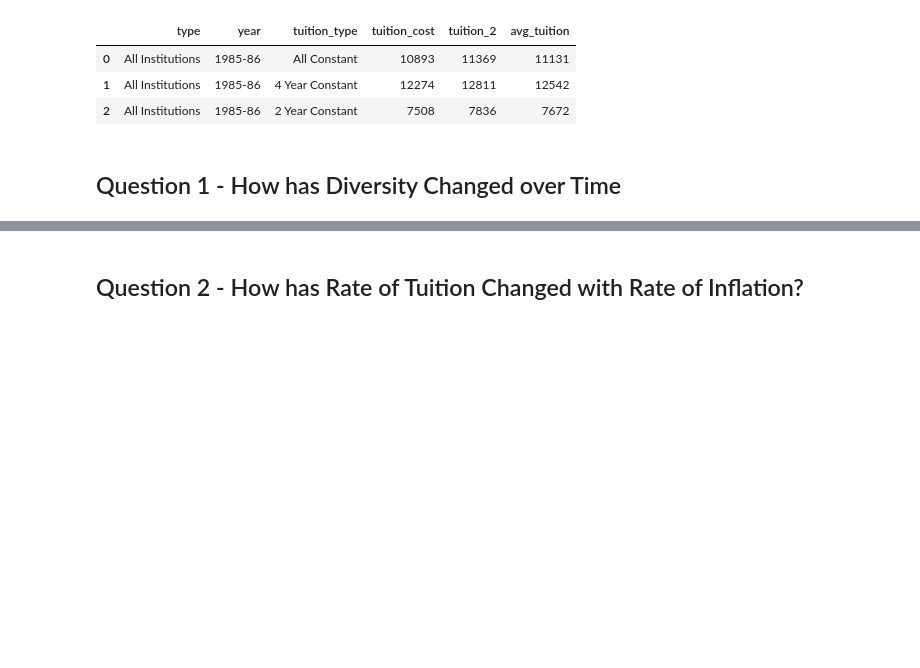
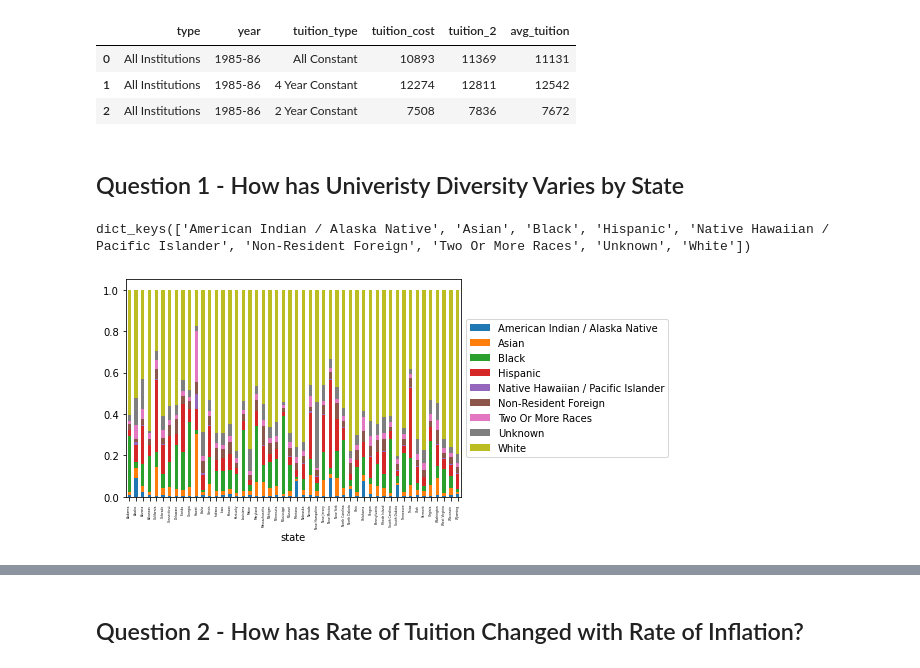
Before and after one commit to eaxworthy/tuition_cost_analysis, a Jupyter notebook: notebook_lizzy.ipynb, the cells around one changed output, grey strips where cells are left out. Drawn from its saved outputs; the diff is of its cells as text; code cells hidden in the pictures; blank space fills up the shorter version.

```diff
--- a/notebook_lizzy.ipynb
+++ b/notebook_lizzy.ipynb
@@ -111,4 +128,11 @@ hist_tuition.head(3)
 | 1 | All Institutions | 1985-86 | 4 Year Constant | 12274 | 12811 | 12542 |
 | 2 | All Institutions | 1985-86 | 2 Year Constant | 7508 | 7836 | 7672 |
 # %% [markdown]
-## Question 1 - How has Diversity Changed over Time
+## Question 1 - How has Univeristy Diversity Varies by State
+# %%
+div_df = datasets['diversity_school'][['total_enrollment','state','category','enrollment']]
+# %%
+div_df = div_df.groupby(['state','category'])[['enrollment', 'total_enrollment']].agg('sum')
+div_df['percentage'] = div_df['enrollment']/div_df['total_enrollment']
+# %%
+div_df = div_df.reset_index()
@@ -114,0 +141,19 @@ hist_tuition.head(3)
+# %%
+div_race = div_df[(div_df['category'] != 'Women') & (div_df['category'] != 'Total Minority')][['state', 'category', 'percentage']]
+race_stats = {}
+for cat in div_race['category'].unique():
+    race_stats[cat] = div_df[div_df['category'] == cat].describe()
+   # print(cat)
+    #print(div_df[div_df['category'] == cat].describe())
+    #print('\n')
+race_stats.keys()
+# %% [output]
+dict_keys(['American Indian / Alaska Native', 'Asian', 'Black', 'Hispanic', 'Native Hawaiian / Pacific Islander', 'Non-Resident Foreign', 'Two Or More Races', 'Unknown', 'White'])
+# %%
+div_race = div_race.set_index(['state','category']).percentage
+div_race.unstack().plot(kind='bar', stacked=True)
+plt.legend(loc='center left', bbox_to_anchor=(1, 0.5))
+plt.tick_params(axis='x', which='major', labelsize=3)
+plt.savefig('./images/racial_diversity_2014')
+# %% [output]
+[figure, added]
```
Also changed, not shown: parts of 17 cells of this notebook, 5 other files.
